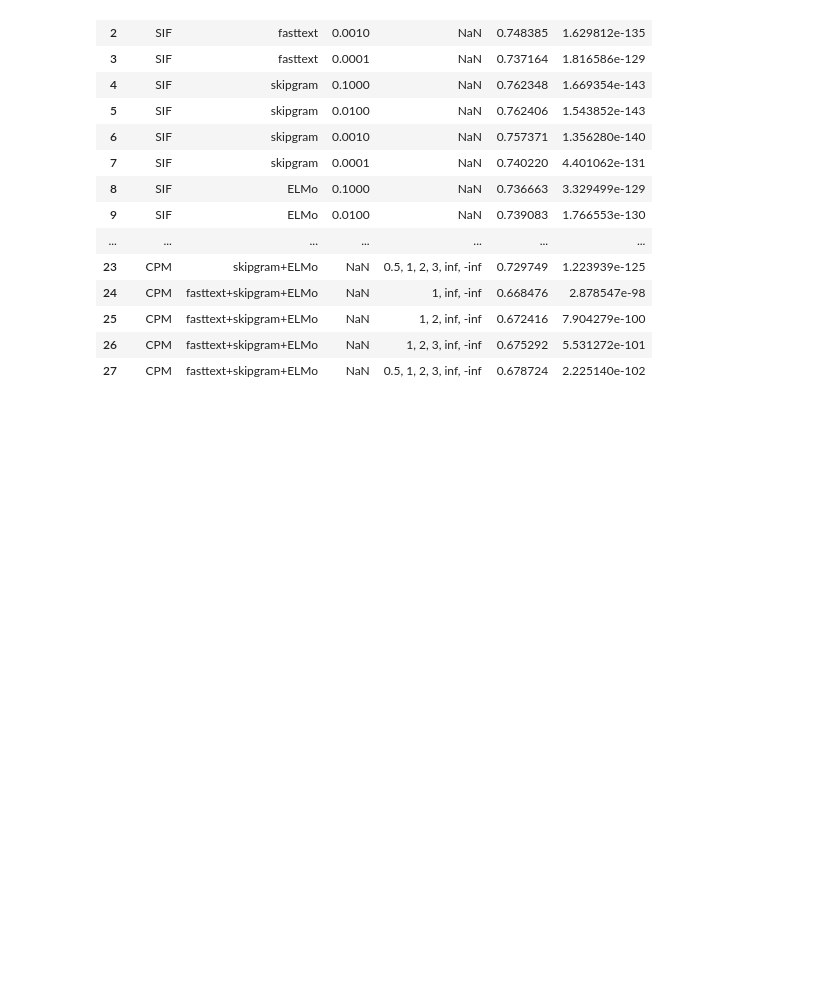
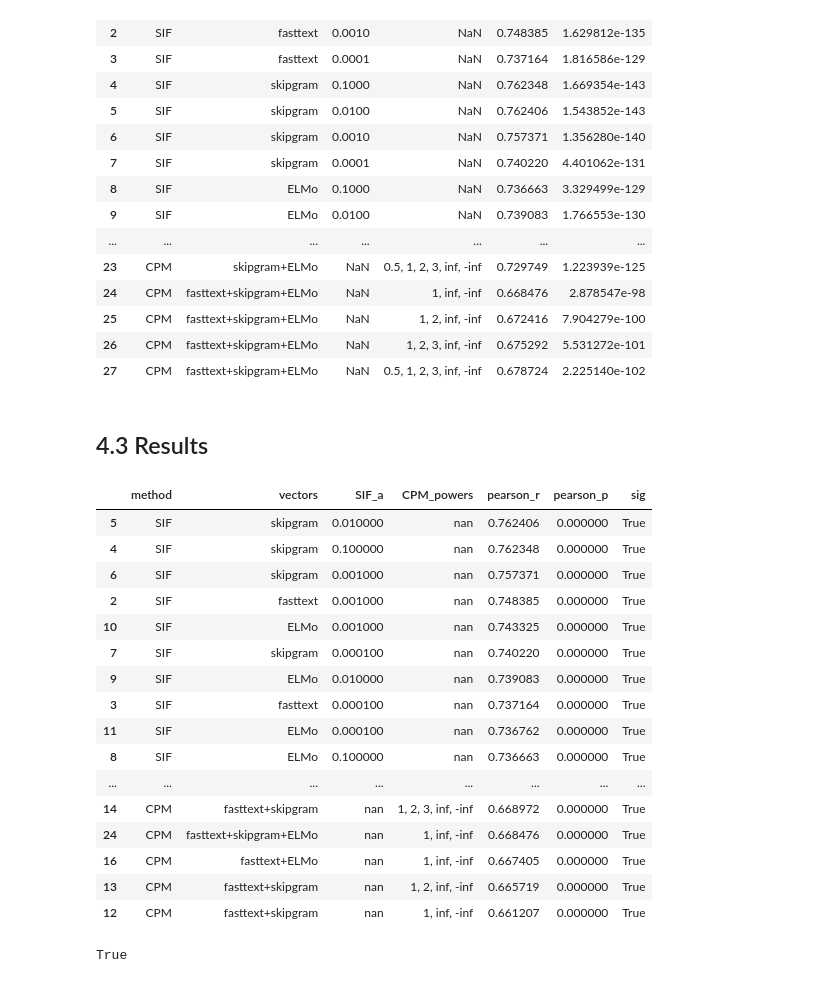
Before and after one commit to flying-bear/ANLPotsdam, a Jupyter notebook: Word2sent.ipynb, the cells around one changed output. Drawn from its saved outputs; the diff is of its cells as text; code cells hidden in the pictures; blank space fills up the shorter version.

Commit message:
Result analysis

```diff
--- a/Word2sent.ipynb
+++ b/Word2sent.ipynb
@@ -1879,3 +1877,29 @@ res_df
 | 25 | CPM | fasttext+skipgram+ELMo | NaN | 1, 2, inf, -inf | 0.672416 | 7.904279e-100 |
 | 26 | CPM | fasttext+skipgram+ELMo | NaN | 1, 2, 3, inf, -inf | 0.675292 | 5.531272e-101 |
 | 27 | CPM | fasttext+skipgram+ELMo | NaN | 0.5, 1, 2, 3, inf, -inf | 0.678724 | 2.225140e-102 |
+# %% [markdown]
+## 4.3 Results
+# %%
+res_df.sort_values(['pearson_r'], ascending=False).style.background_gradient(axis=0, cmap='Reds')
+# %% [output]
+|  | method | vectors | SIF_a | CPM_powers | pearson_r | pearson_p | sig |
+| 5 | SIF | skipgram | 0.010000 | nan | 0.762406 | 0.000000 | True |
+| 4 | SIF | skipgram | 0.100000 | nan | 0.762348 | 0.000000 | True |
+| 6 | SIF | skipgram | 0.001000 | nan | 0.757371 | 0.000000 | True |
+| 2 | SIF | fasttext | 0.001000 | nan | 0.748385 | 0.000000 | True |
+| 10 | SIF | ELMo | 0.001000 | nan | 0.743325 | 0.000000 | True |
+| 7 | SIF | skipgram | 0.000100 | nan | 0.740220 | 0.000000 | True |
+| 9 | SIF | ELMo | 0.010000 | nan | 0.739083 | 0.000000 | True |
+| 3 | SIF | fasttext | 0.000100 | nan | 0.737164 | 0.000000 | True |
+| 11 | SIF | ELMo | 0.000100 | nan | 0.736762 | 0.000000 | True |
+| 8 | SIF | ELMo | 0.100000 | nan | 0.736663 | 0.000000 | True |
+| ... | ... | ... | ... | ... | ... | ... | ... |
+| 14 | CPM | fasttext+skipgram | nan | 1, 2, 3, inf, -inf | 0.668972 | 0.000000 | True |
+| 24 | CPM | fasttext+skipgram+ELMo | nan | 1, inf, -inf | 0.668476 | 0.000000 | True |
+| 16 | CPM | fasttext+ELMo | nan | 1, inf, -inf | 0.667405 | 0.000000 | True |
+| 13 | CPM | fasttext+skipgram | nan | 1, 2, inf, -inf | 0.665719 | 0.000000 | True |
+| 12 | CPM | fasttext+skipgram | nan | 1, inf, -inf | 0.661207 | 0.000000 | True |
+# %%
+np.mean(res_df[res_df['method'] == 'SIF']['pearson_r']) > np.mean(res_df[res_df['method'] == 'CPM']['pearson_r'])
+# %% [output]
+True
```
Also changed, not shown: parts of 16 cells of this notebook.
